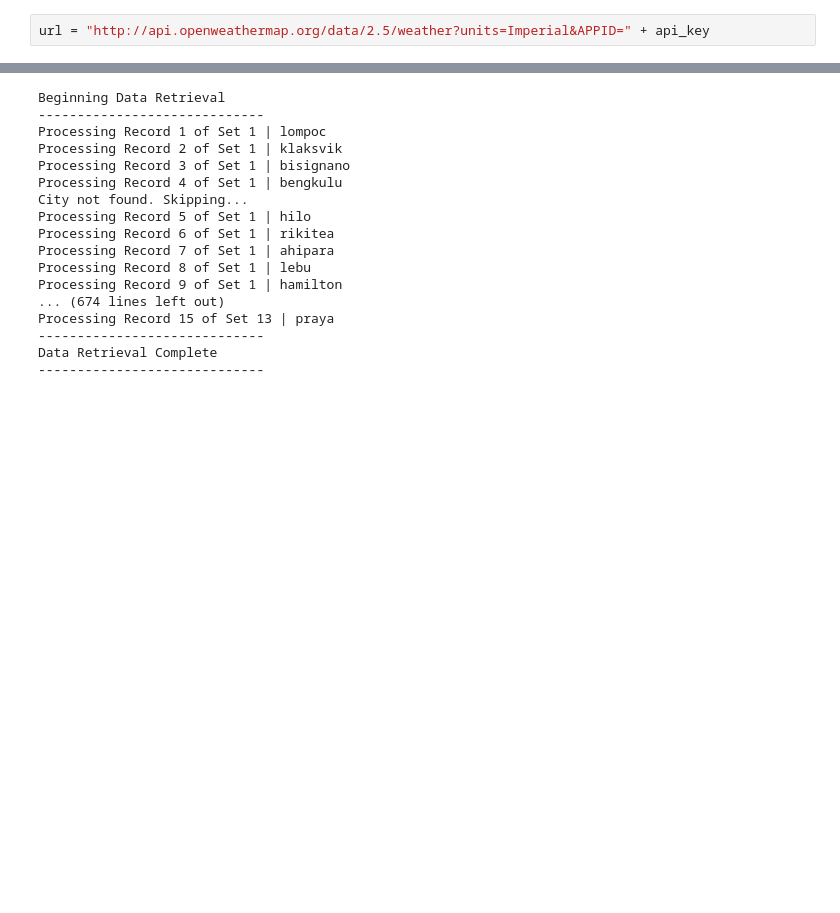
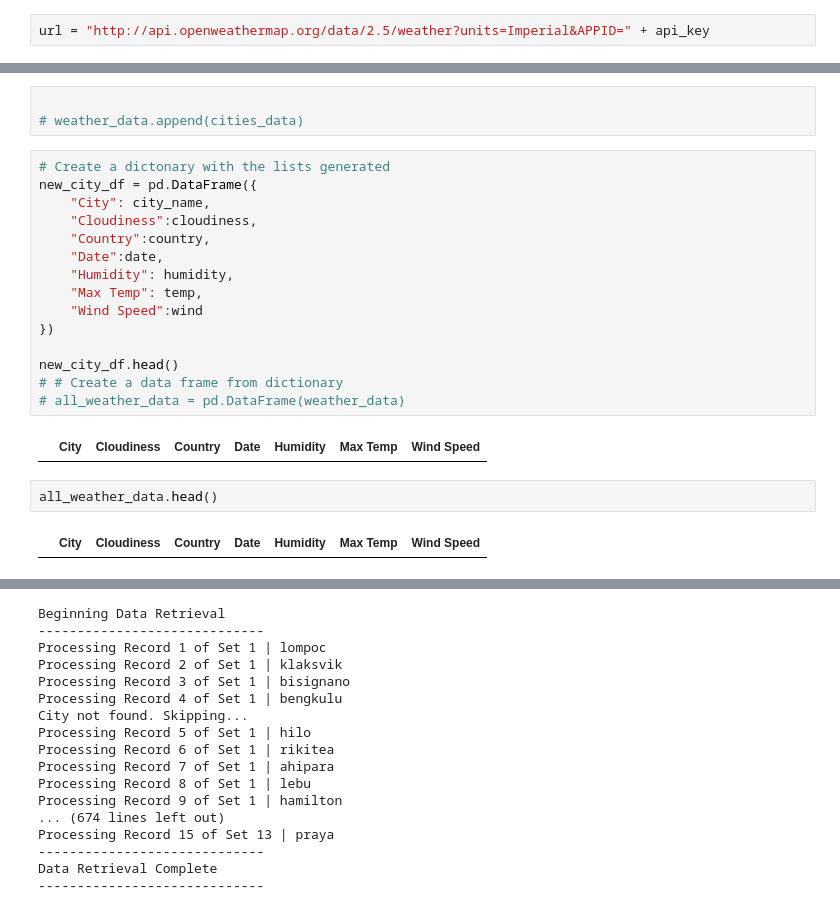
Before and after one commit to browsdower/python-api-challenge, a Jupyter notebook: WeatherPy.ipynb, the cells around one changed output, grey strips where cells are left out. Drawn from its saved outputs; the diff is of its cells as text; blank space fills up the shorter version.

```diff
--- a/WeatherPy.ipynb
+++ b/WeatherPy.ipynb
@@ -191,0 +293,24 @@ KeyError: 'temp'
+# %%
+
+# weather_data.append(cities_data)
+# %%
+# Create a dictonary with the lists generated
+new_city_df = pd.DataFrame({
+    "City": city_name,
+    "Cloudiness":cloudiness,
+    "Country":country,
+    "Date":date,
+    "Humidity": humidity,
+    "Max Temp": temp,
+    "Wind Speed":wind
+})
+
+new_city_df.head()
+# # Create a data frame from dictionary
+# all_weather_data = pd.DataFrame(weather_data)
+# %% [output]
+|  | City | Cloudiness | Country | Date | Humidity | Max Temp | Wind Speed |
+# %%
+all_weather_data.head()
+# %% [output]
+|  | City | Cloudiness | Country | Date | Humidity | Max Temp | Wind Speed |
```
Also changed, not shown: parts of 10 cells of this notebook.
